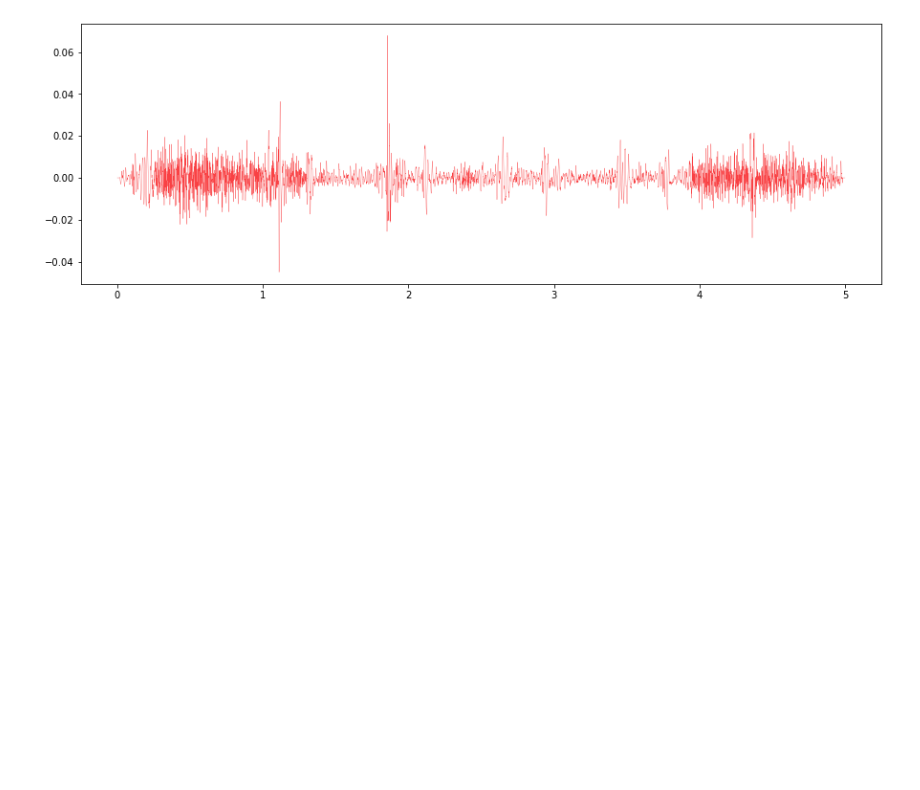
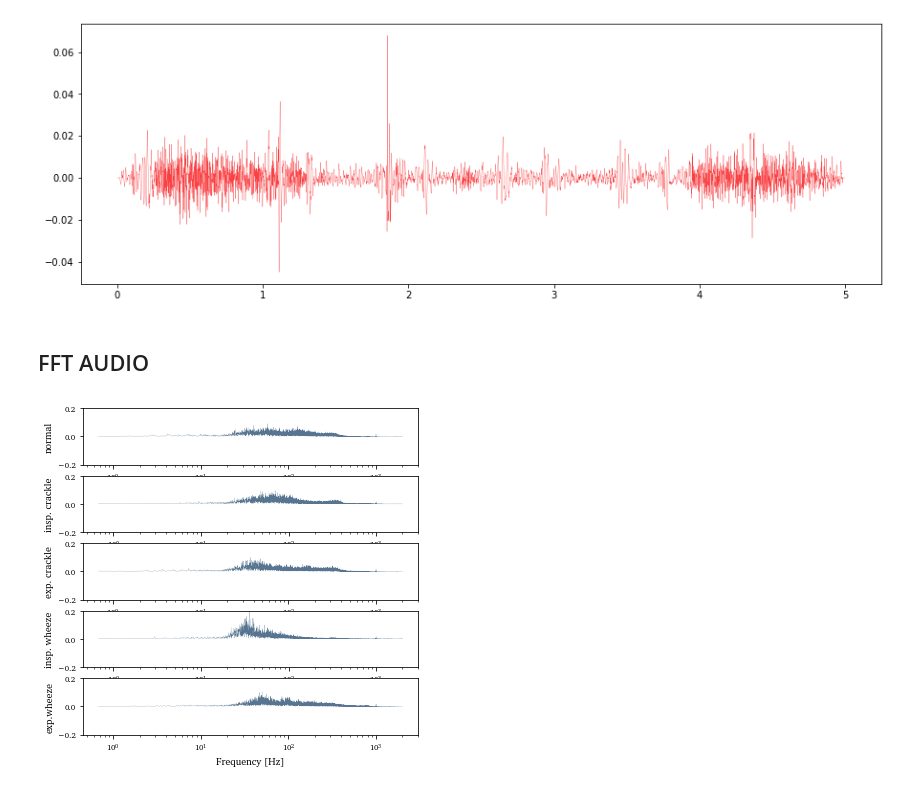
Before and after one commit to AndrineElse/AndrineElsetronning_Master2021, a Jupyter notebook: src/visualization/visualize_hear_UiT.ipynb, the cells around one changed output. Drawn from its saved outputs; the diff is of its cells as text; code cells hidden in the pictures; blank space fills up the shorter version.

```diff
--- a/src/visualization/visualize_hear_UiT.ipynb
+++ b/src/visualization/visualize_hear_UiT.ipynb
@@ -241,3 +244,20 @@ ipd.Audio(audio, rate=sr) # load a NumPy array
 # %% [output]
 [interactive output not drawn]
 [figure]
+# %% [markdown]
+## FFT AUDIO
+# %%
+import scipy.fftpack
+
+# Number of samplepoints
+N = 600
+# sample spacing
+T = 1.0 / 800.0
+x = np.linspace(0.0, N*T, N)
+y = np.sin(50.0 * 2.0*np.pi*x) + 0.5*np.sin(80.0 * 2.0*np.pi*x)
+yf = scipy.fftpack.fft(y)
+xf = np.linspace(0.0, 1.0/(2.0*T), N/2)
+
+fig, ax = plt.subplots()
+ax.plot(xf, 2.0/N * np.abs(yf[:N//2]))
+plt.show()
@@ -243,0 +283,60 @@ ipd.Audio(audio, rate=sr) # load a NumPy array
+# %%
+import scipy.fftpack
+import random
+import librosa
+
+labels = {
+    'normal' : normal,
+    'insp. crackle': insp_crackle,
+    'exp. crackle' : exp_crackle,
+    'insp. wheeze': insp_wheeze,
+    'exp.wheeze': exp_wheeze
+}
+
+def make_synthetic(audio, sr):
+    random_offset = random.random()
+    test = librosa.tone(1000, sr=sr, length=0.25*sr, phi = random_offset)
+    random_index = random.randint(0, len(audio) - len(test))
+    new_audio = audio.copy()
+    new_audio[random_index : random_index + len(test)] = new_audio[random_index : random_index + len(test)]  + test
+    return new_audio
+
+def znorm(timeseries):
+    mean = np.mean(timeseries)
+    sd = np.std(timeseries)
+    return (timeseries - mean)/sd
+
+f, axs = plt.subplots(5,1)
+f.set_size_inches(6, 6)
+
+for (name,label), ax in zip(labels.items(), axs):
+    sr, audio = utility.read_wav_file(label, target_rate)
+    audio = utility.denoise_audio(audio)
+    #audio, sr = utility.downsample(audio, sr, 4000), 4000
+
+    audio = znorm(audio)
+    audio = make_synthetic(audio, sr)
+
+    duration = float(len(audio)) / sr
+    T = 1.0/sr
+    N = int(duration / T)
+    x = np.linspace(0.0, N*T, N +1 )
+    if len(x) != len(audio):
+        x = np.linspace(0.0, N*T, N)
+
+    yf = scipy.fftpack.fft(audio)
+    xf = np.linspace(0, round(1.0/(2.0*T)), int(N/2))
+
+    ax.semilogx(xf[10:30000], (2.0/N * np.abs(yf[:N//2]))[10:30000], linewidth = 0.2, c = colors[2])
+    #ax.plot(x, audio, linewidth = 0.2, c = colors[2])
+    ax.set_ylim(-0.2, 0.2)
+    for label in ax.get_yticklabels() :
+        label.set_fontproperties(font_small)
+    for label in ax.get_xticklabels() :
+        label.set_fontproperties(font_small)
+    ax.set_ylabel(f'{name}', fontproperties = font)
+    ax.set_xlabel('Frequency [Hz]', fontproperties = font)
+
+f.savefig(figure_path + f'lung_sound_uit_ex_fft.pdf', bbox_inches='tight')
+# %% [output]
+[figure, added]
```
Also changed, not shown: parts of 3 cells of this notebook, 18 other files.
